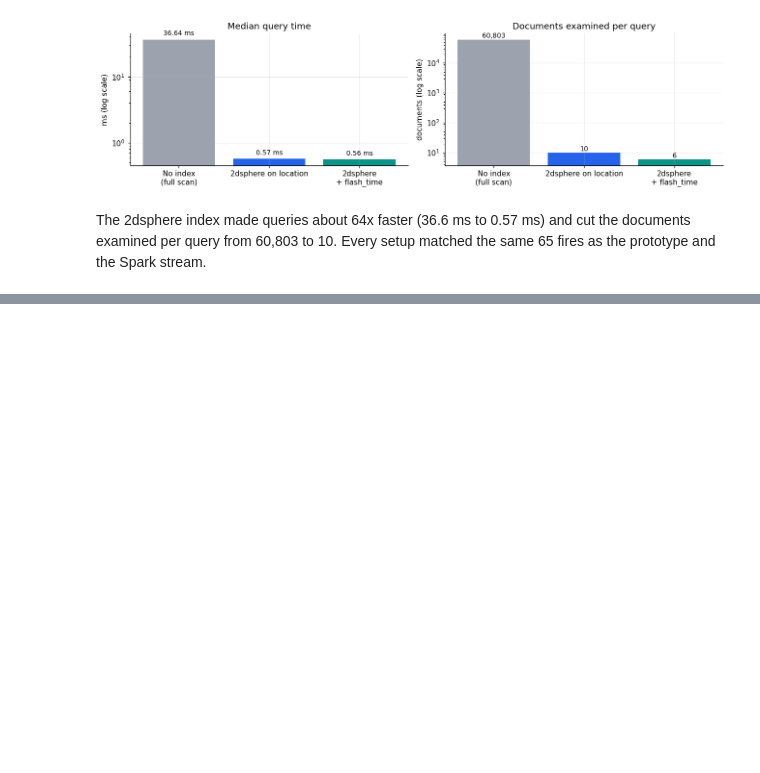
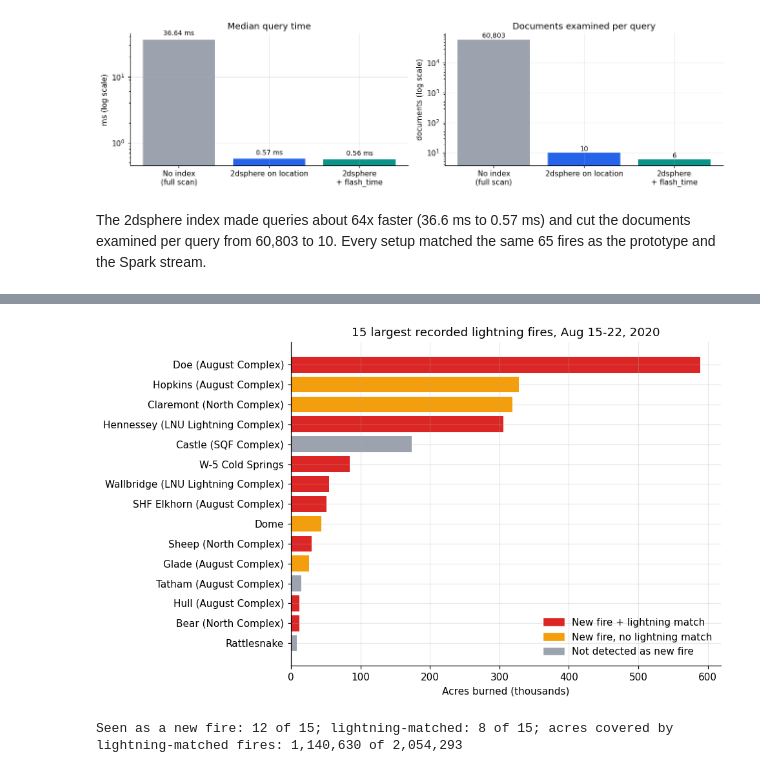
Before and after one commit to chinmayibolisetty-cmd/wildfire-lightning-pipeline., a Jupyter notebook: results.ipynb, the cells around one changed output, grey strips where cells are left out. Drawn from its saved outputs; the diff is of its cells as text; code cells hidden in the pictures; blank space fills up the shorter version.

Commit message:
Add largest-fire section to results notebook

```diff
--- a/results.ipynb
+++ b/results.ipynb
@@ -299,0 +305,25 @@ The 2dsphere index made queries about 64x faster (36.6 ms to 0.57 ms) and cut th
+# %%
+named = load("named_fires.csv")
+named["status"] = np.select(
+    [named.lightning_matched == "yes", named.seen_as_new_fire == "yes"],
+    ["New fire + lightning match", "New fire, no lightning match"], "Not detected as new fire")
+colors = {"New fire + lightning match": RED, "New fire, no lightning match": ORANGE, "Not detected as new fire": GREY}
+
+n = named.iloc[::-1]
+fix = lambda t: t.replace("Lnu", "LNU").replace("Sqf", "SQF").replace("Shf", "SHF")
+labels = [fix(f"{f} ({c})" if isinstance(c, str) and c else f) for f, c in zip(n.fire, n.complex)]
+fig, ax = plt.subplots(figsize=(9, 5.5))
+ax.barh(labels, n.acres / 1000, color=[colors[s] for s in n.status])
+ax.set(xlabel="Acres burned (thousands)", title="15 largest recorded lightning fires, Aug 15-22, 2020")
+from matplotlib.patches import Patch
+ax.legend(handles=[Patch(color=col, label=s) for s, col in colors.items()], loc="lower right", frameon=False)
+plt.tight_layout(); plt.show()
+
+print(f"Seen as a new fire: {(named.seen_as_new_fire == 'yes').sum()} of {len(named)}; "
+      f"lightning-matched: {(named.lightning_matched == 'yes').sum()} of {len(named)}; "
+      f"acres covered by lightning-matched fires: "
+      f"{named.loc[named.lightning_matched == 'yes', 'acres'].sum():,} of {named.acres.sum():,}")
+named.drop(columns="status").style.hide(axis="index")
+# %% [output]
+[figure, added]
+Seen as a new fire: 12 of 15; lightning-matched: 8 of 15; acres covered by lightning-matched fires: 1,140,630 of 2,054,293
```
Also changed, not shown: parts of 6 cells of this notebook.
